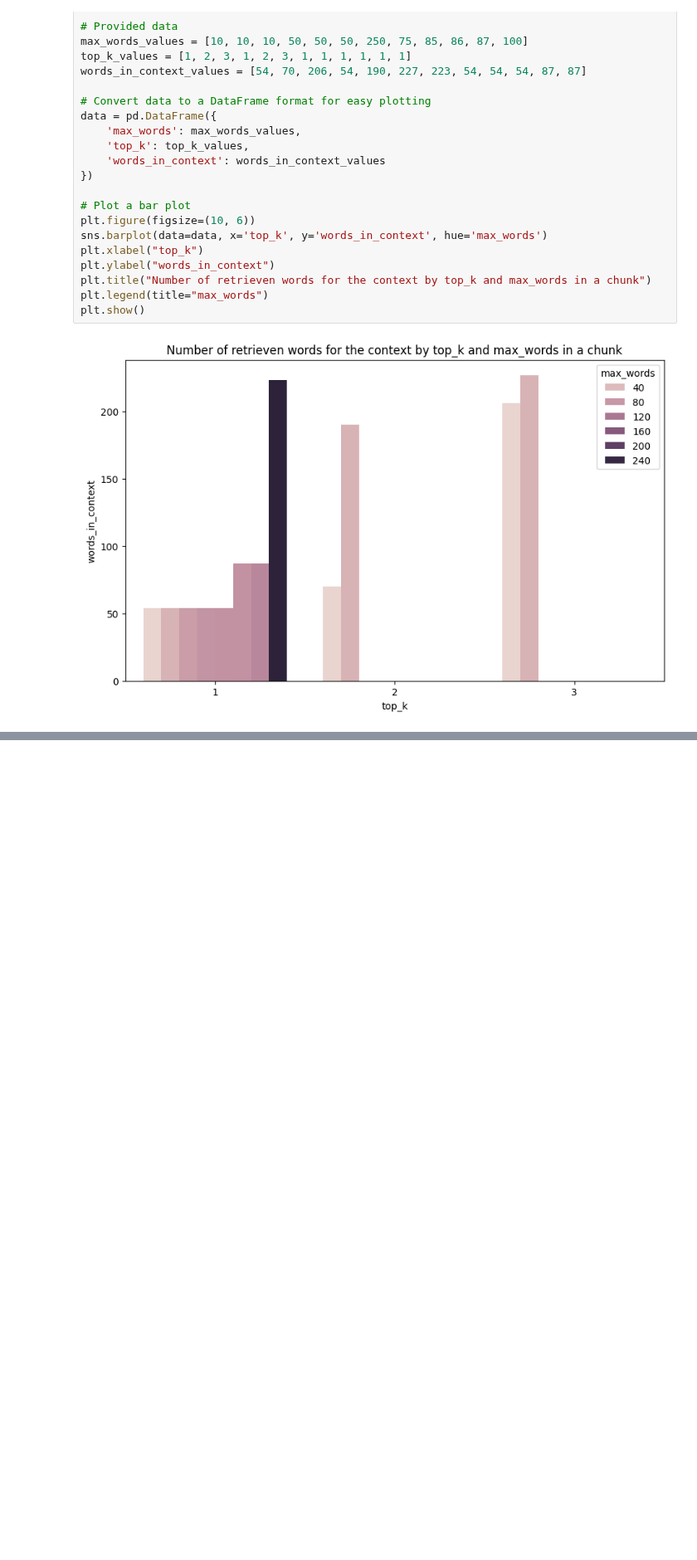
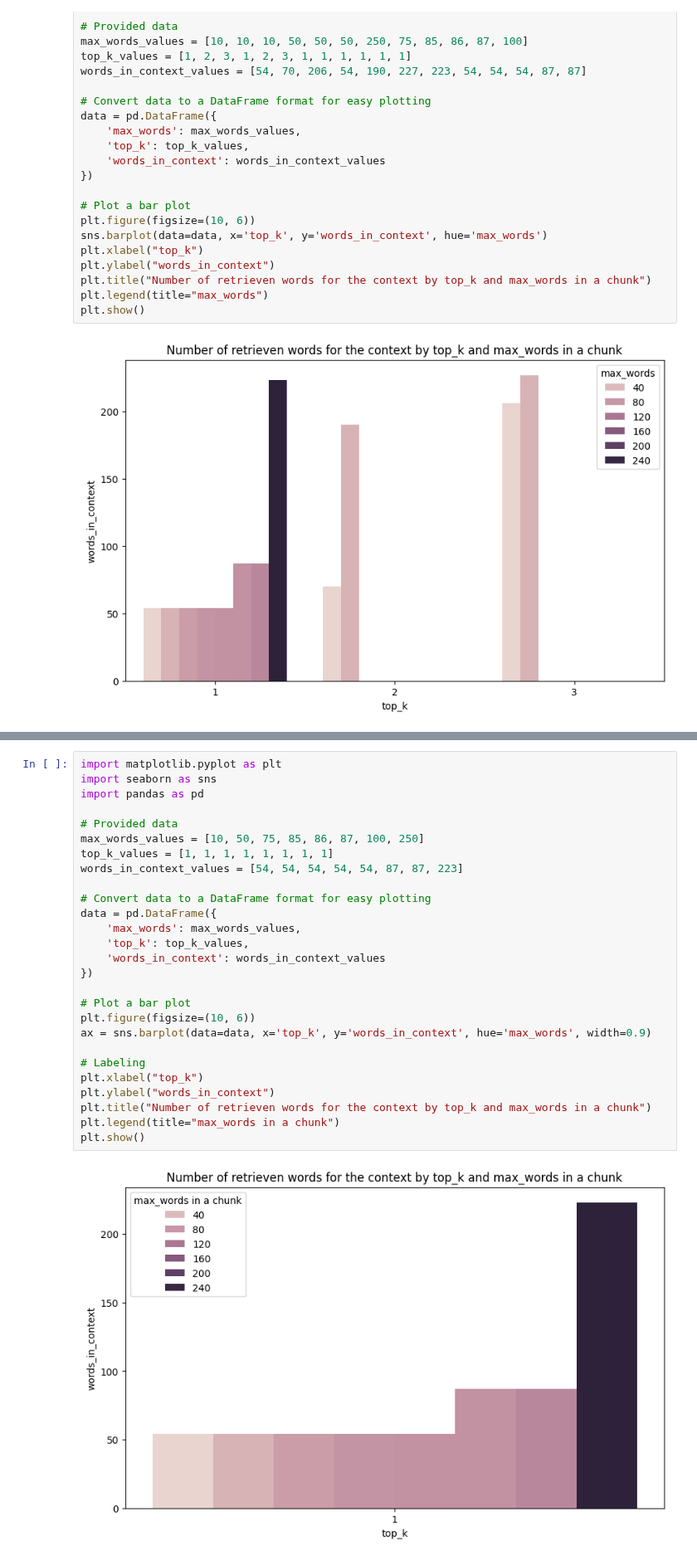
Before and after one commit to oixchi/mathesis, a Jupyter notebook: macode.ipynb, the cells around one changed output, grey strips where cells are left out. Shown at 83% size. Cells and saved outputs as stored; diff of their text form; blank space fills up the shorter version.

```diff
--- a/macode.ipynb
+++ b/macode.ipynb
@@ -753,0 +792,29 @@ plt.show()
+# %%
+import matplotlib.pyplot as plt
+import seaborn as sns
+import pandas as pd
+
+# Provided data
+max_words_values = [10, 50, 75, 85, 86, 87, 100, 250]
+top_k_values = [1, 1, 1, 1, 1, 1, 1, 1]
+words_in_context_values = [54, 54, 54, 54, 54, 87, 87, 223]
+
+# Convert data to a DataFrame format for easy plotting
+data = pd.DataFrame({
+    'max_words': max_words_values,
+    'top_k': top_k_values,
+    'words_in_context': words_in_context_values
+})
+
+# Plot a bar plot
+plt.figure(figsize=(10, 6))
+ax = sns.barplot(data=data, x='top_k', y='words_in_context', hue='max_words', width=0.9)
+
+# Labeling
+plt.xlabel("top_k")
+plt.ylabel("words_in_context")
+plt.title("Number of retrieven words for the context by top_k and max_words in a chunk")
+plt.legend(title="max_words in a chunk")
+plt.show()
+# %% [output]
+[figure, added]
```
Also changed, not shown: parts of 1 cell of this notebook.
